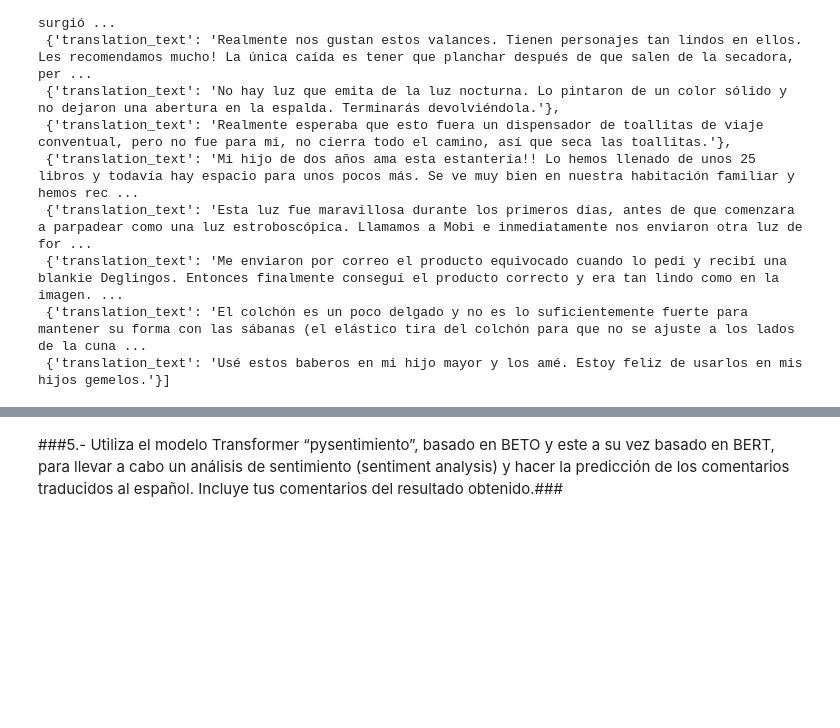
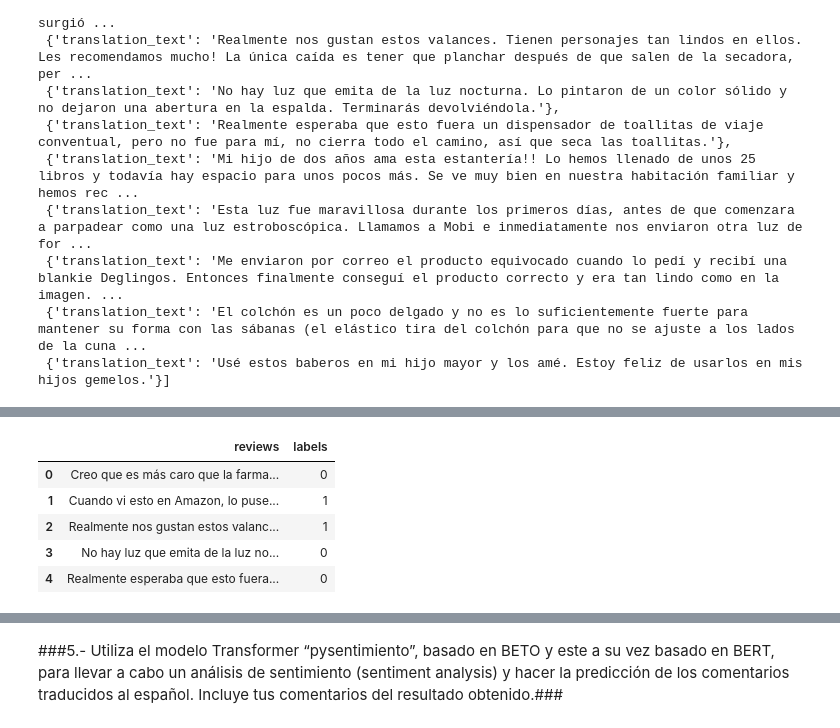
Before and after one commit to rafaeljosem/NLP, a Jupyter notebook: Semana 8/Equipo05_semana09.ipynb, the cells around one changed output, grey strips where cells are left out. Saved outputs shown, nothing was run; the diff lists cells and outputs as text; code cells hidden in the pictures; blank space fills up the shorter version.

Commit message:
Traduccion comentarios amazon

```diff
--- a/Semana 8/Equipo05_semana09.ipynb
+++ b/Semana 8/Equipo05_semana09.ipynb
@@ -216,9 +216,12 @@ pipe = pipeline(
     tokenizer= 'Helsinki-NLP/opus-mt-en-es',
     truncation = True,
     device=device,
-    batch_size = 24,
+    batch_size = 16,
     max_length = 512)
-translations = pipe(df.review.tolist()[:500])
+
+#Como demostración, se traducen 20 comentarios para que al correrlo no tarde mucho el modelo.
+# Sin embargo, el trabajo de la traducción ya se hizo y se carga el archivo de los 5,000 comentarios más abajo
+translations = pipe(df.review.tolist()[:20])
 # %% [output]
 Your input_length: 505 is bigger than 0.9 * max_length: 512. You might consider increasing your max_length manually, e.g. translator('...', max_length=400)
 Your input_length: 512 is bigger than 0.9 * max_length: 512. You might consider increasing your max_length manually, e.g. translator('...', max_length=400)
@@ -237,3 +253,6 @@ translations
  {'translation_text': 'Me enviaron por correo el producto equivocado cuando lo pedí y recibí una blankie Deglingos. Entonces finalmente conseguí el producto correcto y era tan lindo como en la imagen. ...
  {'translation_text': 'El colchón es un poco delgado y no es lo suficientemente fuerte para mantener su forma con las sábanas (el elástico tira del colchón para que no se ajuste a los lados de la cuna ...
  {'translation_text': 'Usé estos baberos en mi hijo mayor y los amé. Estoy feliz de usarlos en mis hijos gemelos.'}]
+# %%
+translation_list = {'reviews': [translation['translation_text'] for translation in translations], 'labels': df.labels.tolist()}
+translation_list
@@ -239,0 +277,11 @@ translations
+# %%
+#llevamos los comentarios traducidos a un dataframe de pandas
+df_translated = pd.DataFrame(translation_list)
+df_translated.head()
+# %% [output]
+|  | reviews | labels |
+| 0 | Creo que es más caro que la farma... | 0 |
+| 1 | Cuando vi esto en Amazon, lo puse... | 1 |
+| 2 | Realmente nos gustan estos valanc... | 1 |
+| 3 | No hay luz que emita de la luz no... | 0 |
+| 4 | Realmente esperaba que esto fuera... | 0 |
```
Also changed, not shown: parts of 6 cells of this notebook, 1 other file.
